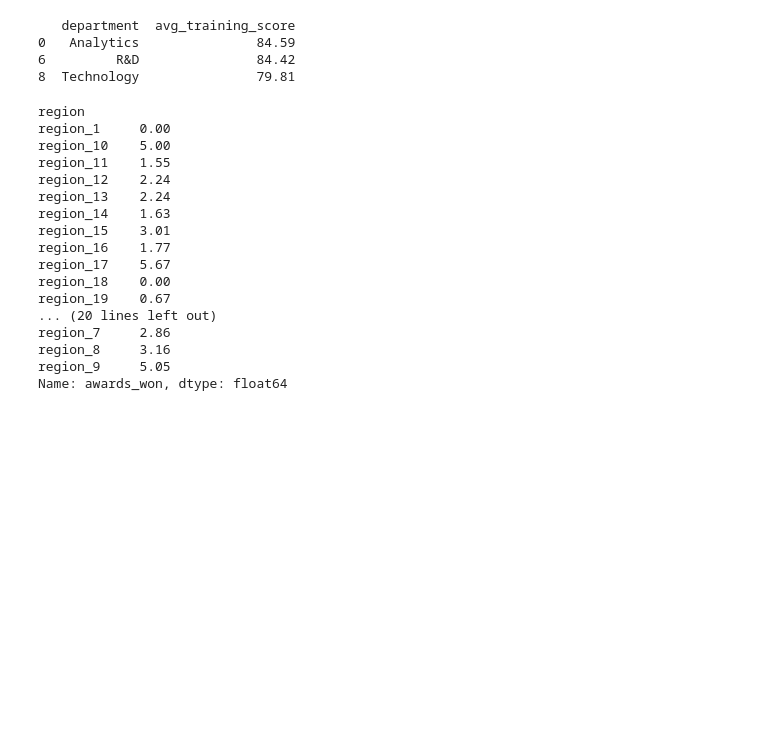
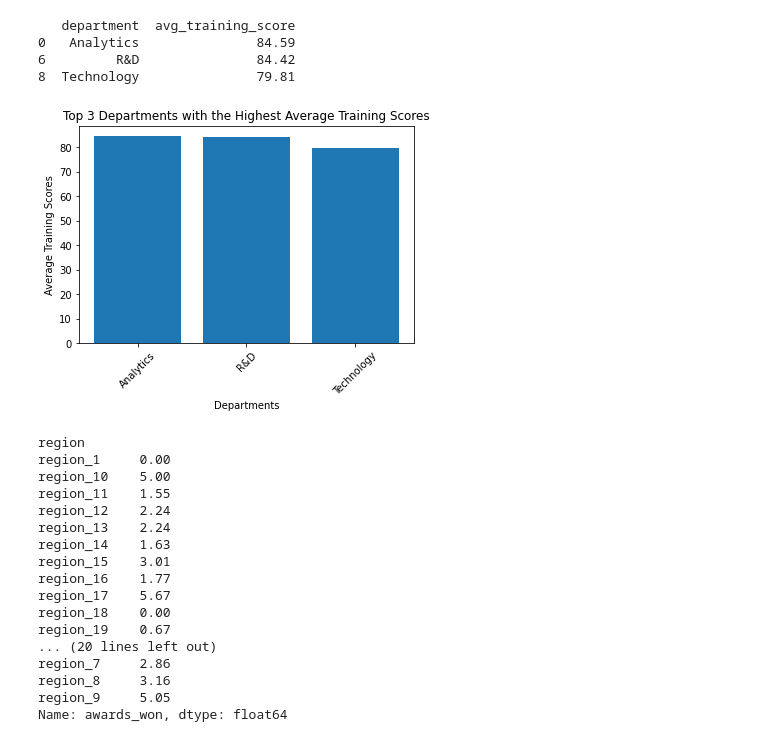
Before and after one commit to ArjunSarihyan/Data-Analytics, a Jupyter notebook: Analysing Employee Performance for HR Analytics/Employee Analysis.ipynb, the cells around one changed output. Saved outputs shown, nothing was run; the diff lists cells and outputs as text; code cells hidden in the pictures; blank space fills up the shorter version.

```diff
--- a/Analysing Employee Performance for HR Analytics/Employee Analysis.ipynb
+++ b/Analysing Employee Performance for HR Analytics/Employee Analysis.ipynb
@@ -140,6 +165,26 @@ print(top_departments)
 0   Analytics               84.59
 6         R&D               84.42
 8  Technology               79.81
+# %%
+# Data for the top 3 departments with the highest average training scores
+departments = top_departments['department']
+scores = top_departments['avg_training_score']
+
+# Create the bar plot
+plt.bar(departments, scores)
+
+# Customize the plot
+plt.xlabel('Departments')
+plt.ylabel('Average Training Scores')
+plt.title('Top 3 Departments with the Highest Average Training Scores')
+
+# Rotate the x-axis labels for better readability
+plt.xticks(rotation=45)
+
+# Display the plot
+plt.show()
+# %% [output]
+[figure, added]
 # %%
 #Find the percentage of employees who have won awards in each region
 region_awards_percentage = df.groupby('region')['awards_won'].mean() * 100
```
Also changed, not shown: parts of 17 cells of this notebook.
